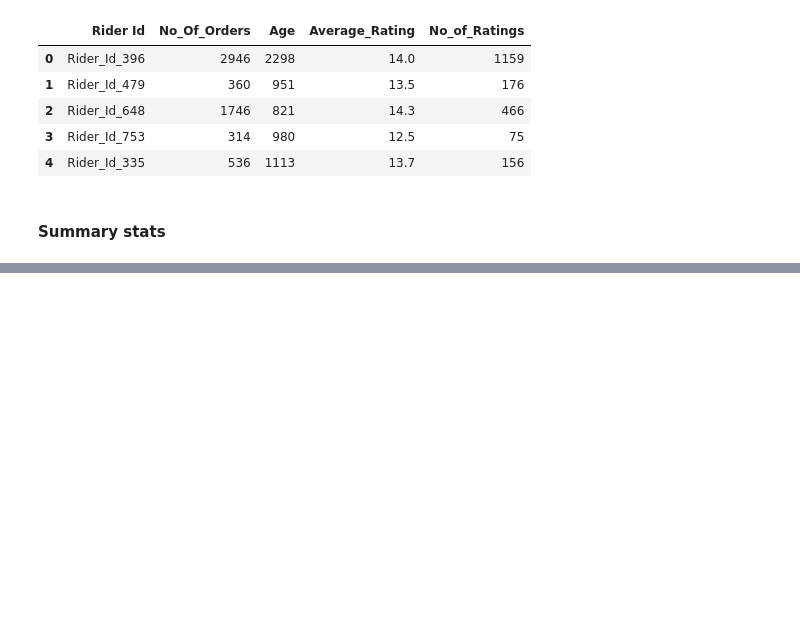
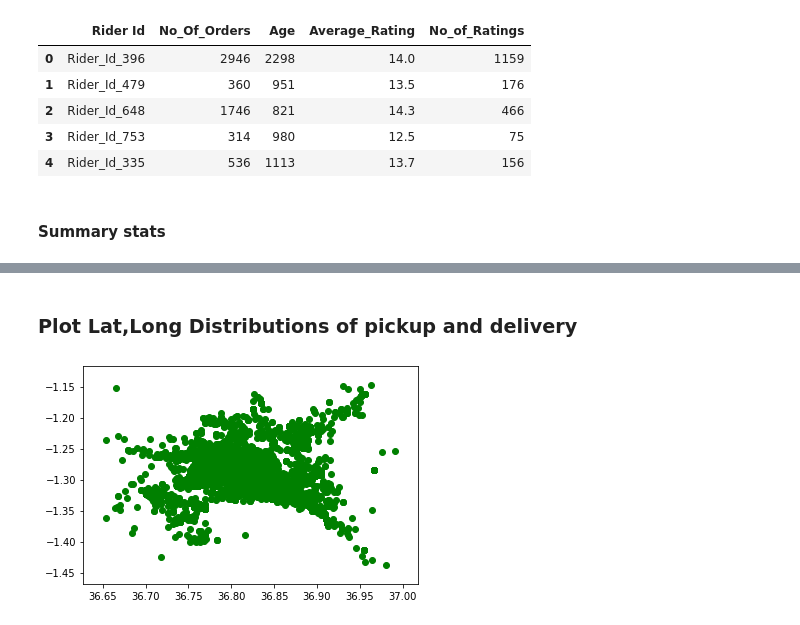
Before and after one commit to wkirui/SendyModel, a Jupyter notebook: Sendy Logistics Model.ipynb, the cells around one changed output, grey strips where cells are left out. Cells and saved outputs as stored; diff of their text form; code cells hidden in the pictures; blank space fills up the shorter version.

```diff
--- a/Sendy Logistics Model.ipynb
+++ b/Sendy Logistics Model.ipynb
@@ -70,0 +82,7 @@ trainData.describe()
+# %% [markdown]
+### Plot Lat,Long Distributions of pickup and delivery
+# %%
+plt.scatter(trainData['Pickup Long'],trainData['Pickup Lat'],c="green")
+plt.show()
+# %% [output]
+[figure, added]
```
Also changed, not shown: parts of 6 cells of this notebook.
